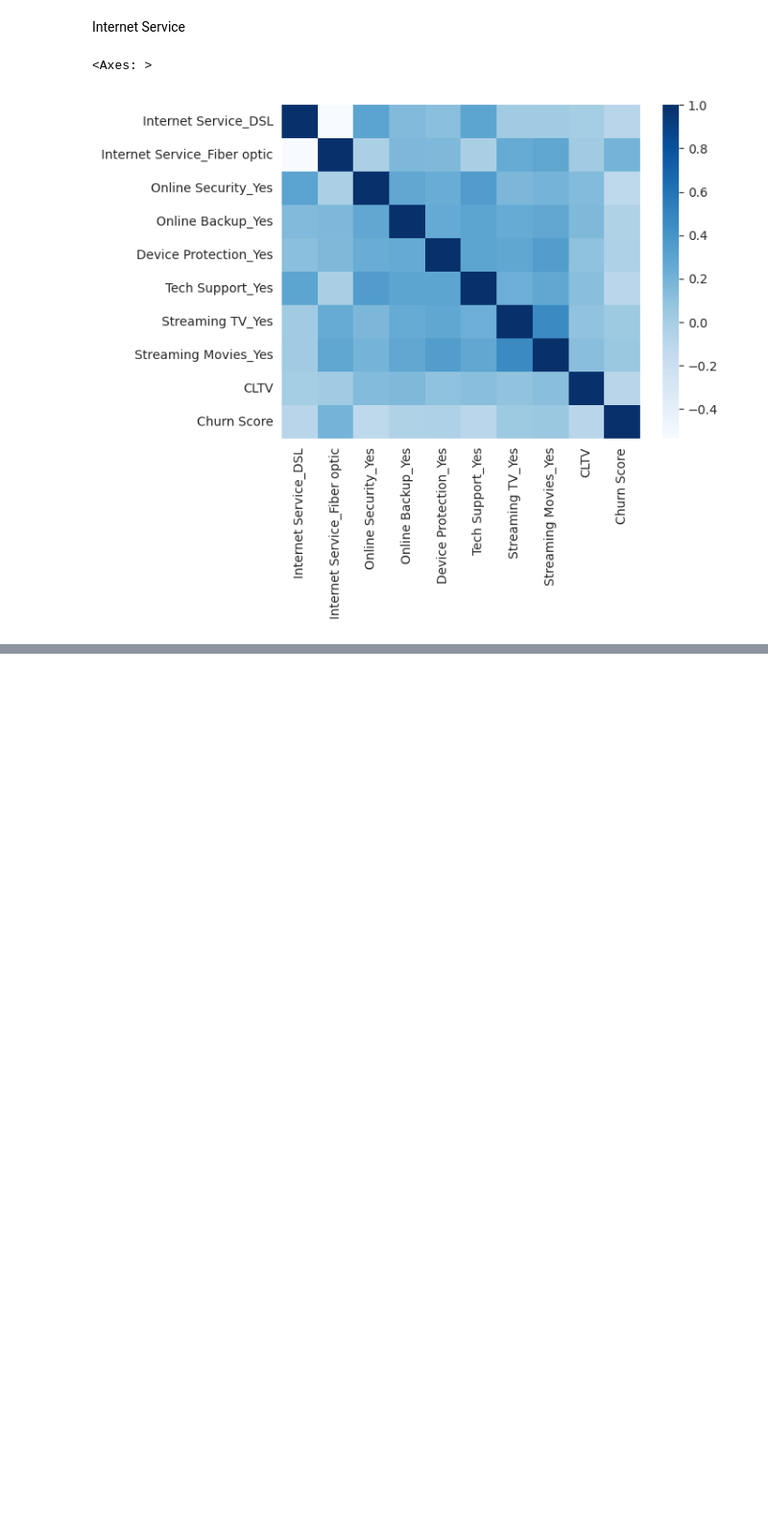
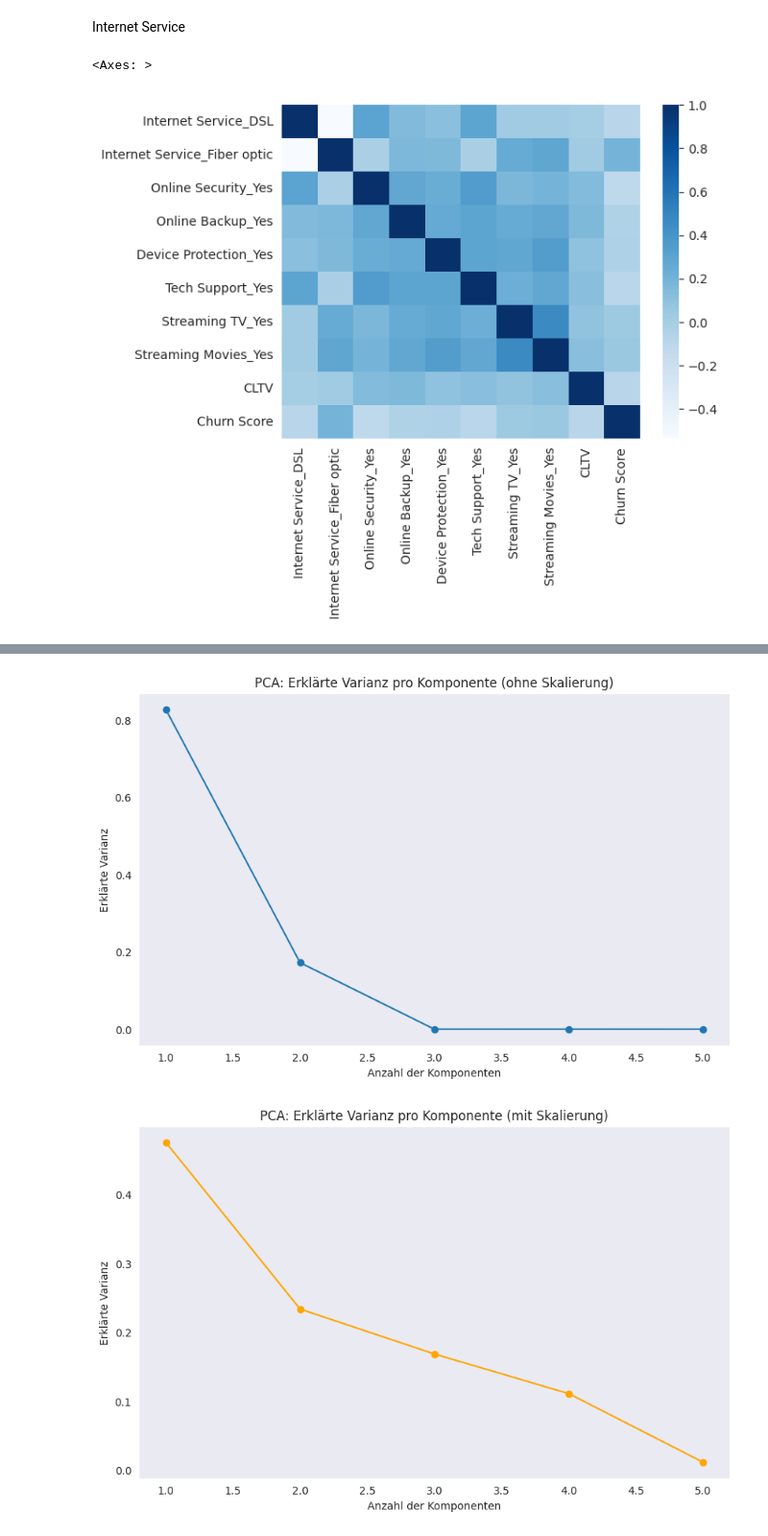
Before and after one commit to LaurinL36/Portfolio1, a Jupyter notebook: sample.ipynb, the cells around one changed output, grey strips where cells are left out. Shown at 96% size. Saved outputs shown, nothing was run; the diff lists cells and outputs as text; code cells hidden in the pictures; blank space fills up the shorter version.

```diff
--- a/sample.ipynb
+++ b/sample.ipynb
@@ -467,0 +454,63 @@ plt.show()
+# %%
+from sklearn.decomposition import PCA
+from sklearn.preprocessing import StandardScaler
+import matplotlib.pyplot as plt
+import numpy as np
+
+# Nur numerische Spalten auswählen
+numerical_columns = ["CLTV","Churn Score", "Total Charges", "Monthly Charges","Tenure Months"]
+df_numeric = df[numerical_columns]
+
+# Fehlende Werte mit dem Median ersetzen, da PCA NaN nicht zulässt
+df_numeric = df_numeric.fillna(df_numeric.median())
+
+# (a) PCA ohne Skalierung
+pca = PCA()
+pca.fit(df_numeric)
+
+# Erklärte Varianz berechnen
+explained_variance = pca.explained_variance_ratio_
+
+# Plot der erklärten Varianz pro Komponente
+plt.figure(figsize=(10, 6))
+plt.plot(range(1, len(explained_variance) + 1), explained_variance, marker="o", linestyle="-")
+plt.xlabel("Anzahl der Komponenten")
+plt.ylabel("Erklärte Varianz")
+plt.title("PCA: Erklärte Varianz pro Komponente (ohne Skalierung)")
+plt.grid()
+plt.show()
+
+# Standardisierung der numerischen Variablen
+scaler = StandardScaler()
+df_scaled = scaler.fit_transform(df_numeric)
+
+# PCA mit skalierten Daten
+pca_scaled = PCA()
+pca_scaled.fit(df_scaled)
+
+# Erklärte Varianz pro Hauptkomponente
+explained_variance_scaled = pca_scaled.explained_variance_ratio_
+
+# Plot der erklärten Varianz pro Komponente (mit Skalierung)
+plt.figure(figsize=(10, 6))
+plt.plot(range(1, len(explained_variance_scaled) + 1), explained_variance_scaled, marker="o", linestyle="-", color="orange")
+plt.xlabel("Anzahl der Komponenten")
+plt.ylabel("Erklärte Varianz")
+plt.title("PCA: Erklärte Varianz pro Komponente (mit Skalierung)")
+plt.grid()
+plt.show()
+
+# Kumulierte erklärte Varianz (mit Skalierung)
+cumulative_variance_scaled = np.cumsum(explained_variance_scaled)
+plt.figure(figsize=(10, 6))
+plt.plot(range(1, len(cumulative_variance_scaled) + 1), cumulative_variance_scaled, marker="o", linestyle="-", color="orange")
+plt.axhline(y=0.95, color="r", linestyle="--", label="95% Varianz")
+plt.xlabel("Anzahl der Komponenten")
+plt.ylabel("Kumulierte erklärte Varianz")
+plt.title("PCA: Kumulierte erklärte Varianz (mit Skalierung)")
+plt.legend()
+plt.grid()
+plt.show()
+# %% [output]
+[figure, added]
+[figure, added]
```
Also changed, not shown: parts of 19 cells of this notebook.
